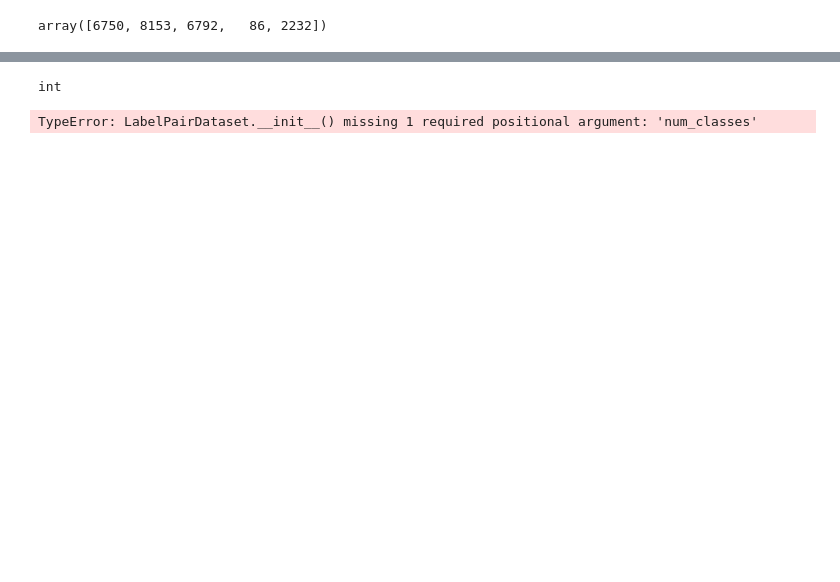
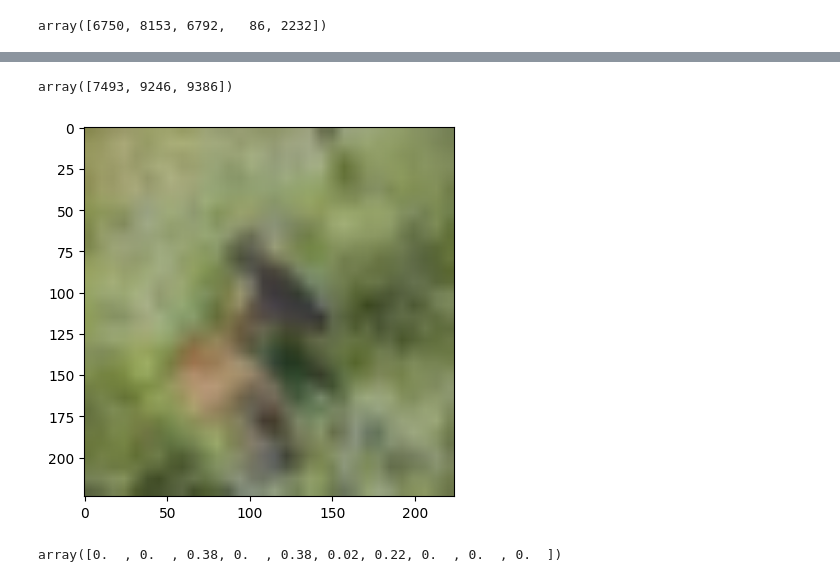
Before and after one commit to yunjinnkim/preference-based-cp, a Jupyter notebook: playground.ipynb, the cells around one changed output, grey strips where cells are left out. Saved outputs shown, nothing was run; the diff lists cells and outputs as text; code cells hidden in the pictures; blank space fills up the shorter version.

```diff
--- a/playground.ipynb
+++ b/playground.ipynb
@@ -431,8 +618,18 @@ from simple_model import LabelPairDataset
+# %%
+rows_with_non_unique_max
+# %% [output]
+array([7493, 9246, 9386])
+# %%
+def imshow(img):
+  img = img / 2 + 0.5   # unnormalize
+  npimg = img.numpy()   # convert from tensor
+  plt.imshow(np.transpose(npimg, (1, 2, 0)))
+  plt.show()
 # %%
-type(testset[0][1])
+imshow(testset[9386][0])
 # %% [output]
-int
+[figure, added]
-# %%
-pair_ds = LabelPairDataset(X,y)
-# %% [output]
-TypeError: LabelPairDataset.__init__() missing 1 required positional argument: 'num_classes'
+# %%
+probs[9386]
+# %% [output]
+array([0.  , 0.  , 0.38, 0.  , 0.38, 0.02, 0.22, 0.  , 0.  , 0.  ])
```
Also changed, not shown: parts of 31 cells of this notebook.
